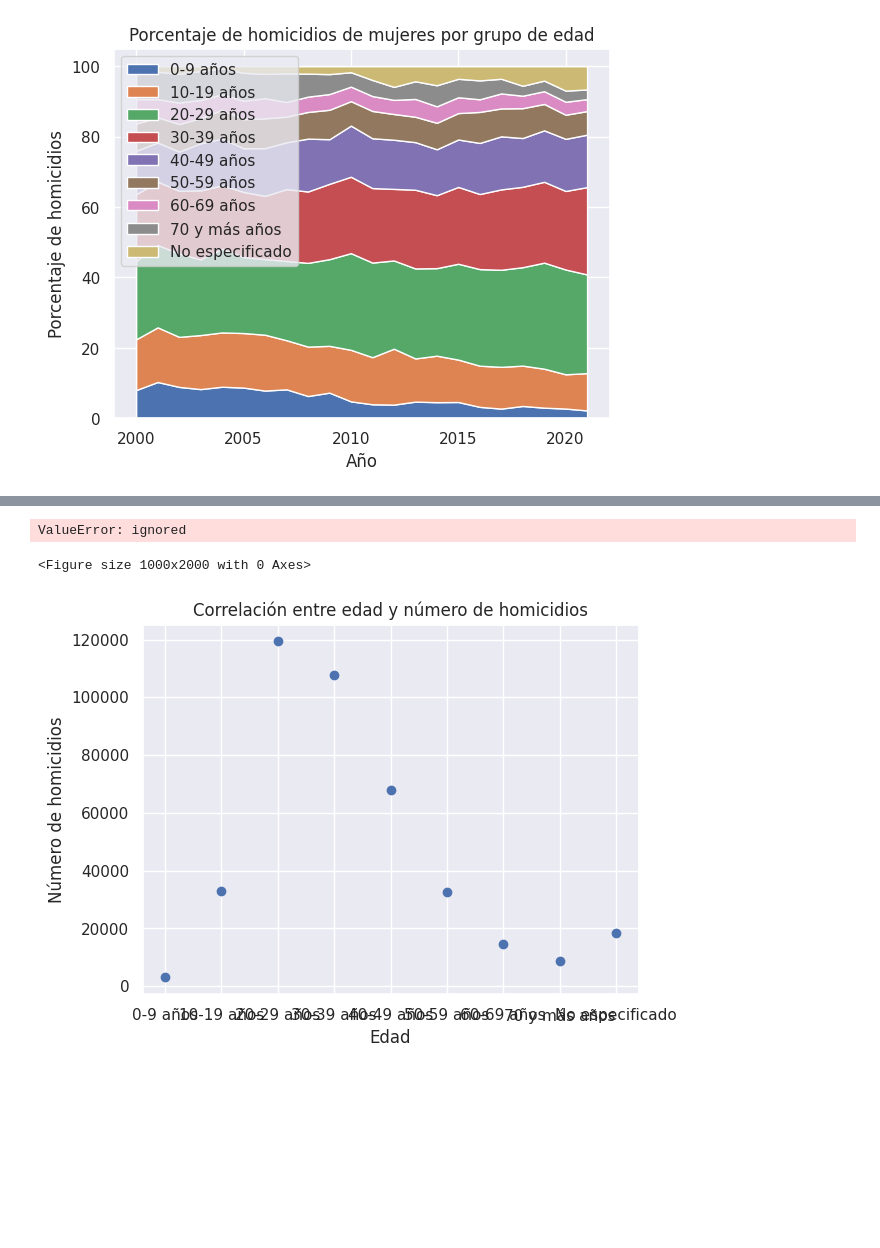
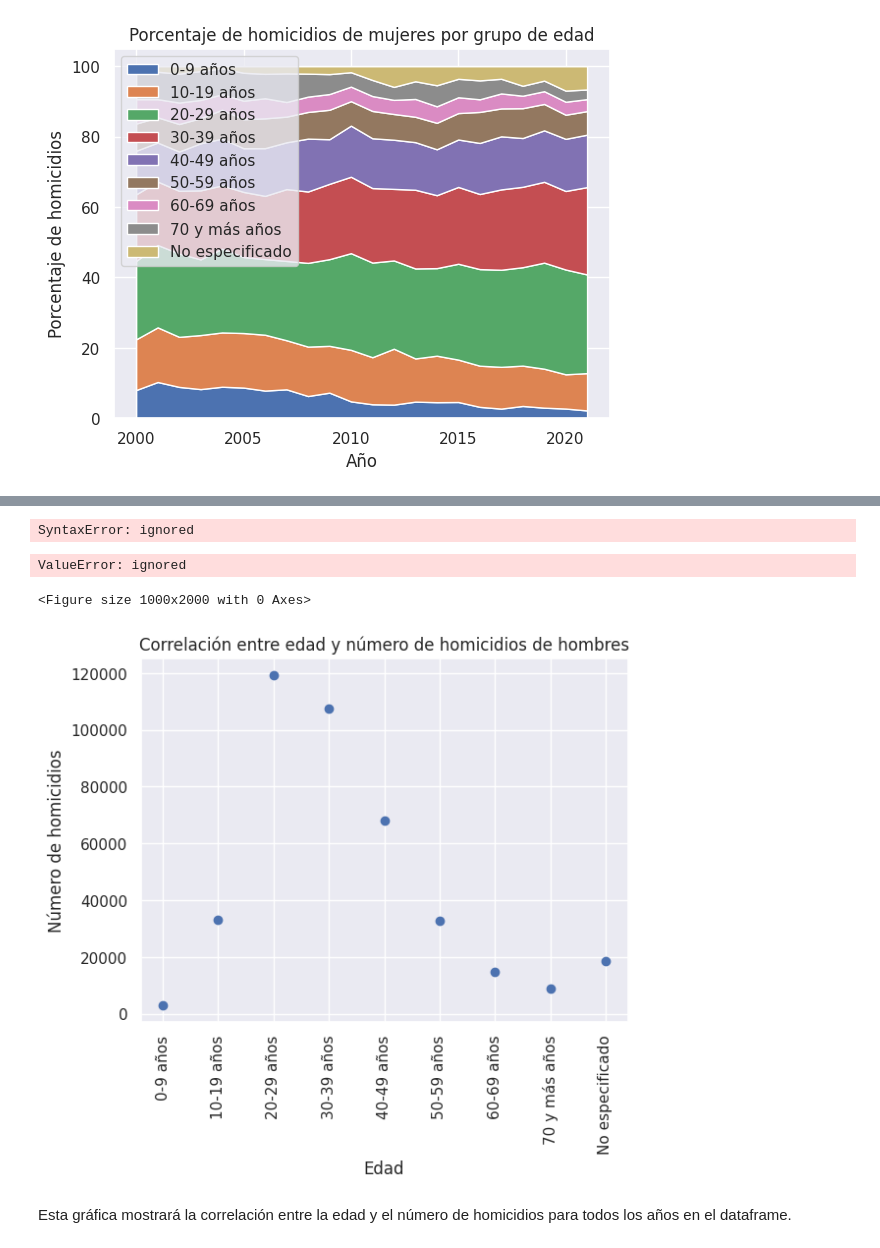
Before and after one commit to FreMeli/ASE_1, a Jupyter notebook: Grupos_de_Edad.ipynb, the cells around one changed output, grey strips where cells are left out. Saved outputs shown, nothing was run; the diff lists cells and outputs as text; code cells hidden in the pictures; blank space fills up the shorter version.

```diff
--- a/Grupos_de_Edad.ipynb
+++ b/Grupos_de_Edad.ipynb
@@ -127,0 +251,18 @@ plt.show()
+# %%
+# Modificar el tamaño de la letra
+plt.rcParams.update({'font.size': 8})
+
+plt.plot(years,tasas_Ho, label='Vía pública', color='#4169E1', marker='o')
+for x, y in zip(years, tasas_Ho):
+    plt.text(x, y+0.5, f'{round(y, 2)}', ha='center', va='bottom', rotation=90)
+
+plt.plot(years, tasas_Hom_V, label='Casa', color='#6495ED', marker='*')
+for x, y in zip(years, tasas_Hom_V):
+    plt.text(x, y+1, f'{round(y, 2)}', ha='center', va='bottom', rotation=90)
+
+plt.xlabel('AÑOS')#Nombre del eje
+plt.ylabel('TASA DE HOMICIDIO')
+plt.title('Tasas de homicidio de hombres según lugar de ocurrencia') #Título del gráfico
+plt.grid(True) #Para que se marquen los cuadritos
+plt.legend(loc='upper left') #Para que se visualicen las labels que establecimos arriba
+plt.show()
@@ -128,3 +319,11 @@ plt.show()
+# %%
+tasas=[]
+for grupo in grupos:
+  for i in range (len(x)):
+    if x.iloc[i]["GRUPO_EDAD"]
+#tasas
+# %% [output]
+SyntaxError: ignored
 # %%
 # crear un dataframe que contenga los datos de hombres en cada grupo de edad
 df_hombres = df_Grupos[(df_Grupos["ENTIDAD"] == "Total") & (df_Grupos["GRUPO_EDAD"] != "Total") & (df_Grupos["GRUPO_EDAD"] != "No especificado") & (df_Grupos["MUJERES"] == 0)]
@@ -158,21 +357,24 @@ ValueError: ignored
 # %%
 #Esto es a nivel nacional
 
 # Filtro para tomar solo los datos de cada grupo de edad en cada año
 df_edad = df_Grupos[(df_Grupos["ENTIDAD"] == "Total") & (df_Grupos["GRUPO_EDAD"] != "Total")]
 
 # Agrupamos por grupo de edad y sumamos el número de homicidios
 df_edad = df_edad.groupby("GRUPO_EDAD").sum()["HOMBRES"]
 
 # Hacemos la gráfica de dispersión
 plt.scatter(df_edad.index, df_edad.values)
 
 # Añadimos los títulos y etiquetas de los ejes
-plt.title("Correlación entre edad y número de homicidios")
+plt.title("Correlación entre edad y número de homicidios de hombres")
 plt.xlabel("Edad")
 plt.ylabel("Número de homicidios")
+plt.xticks(rotation=90)
 
 # Mostramos la gráfica
 plt.show()
 # %% [output]
-[figure, old version]
+[figure, new version]
+# %% [markdown]
+Esta gráfica mostrará la correlación entre la edad y el número de homicidios para todos los años en el dataframe.
```
Also changed, not shown: parts of 17 cells of this notebook.
